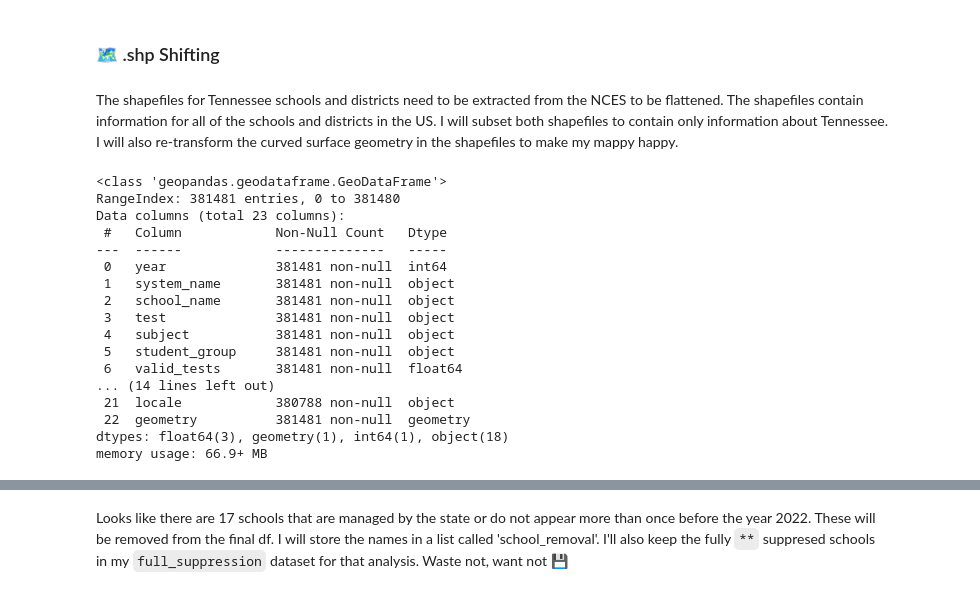
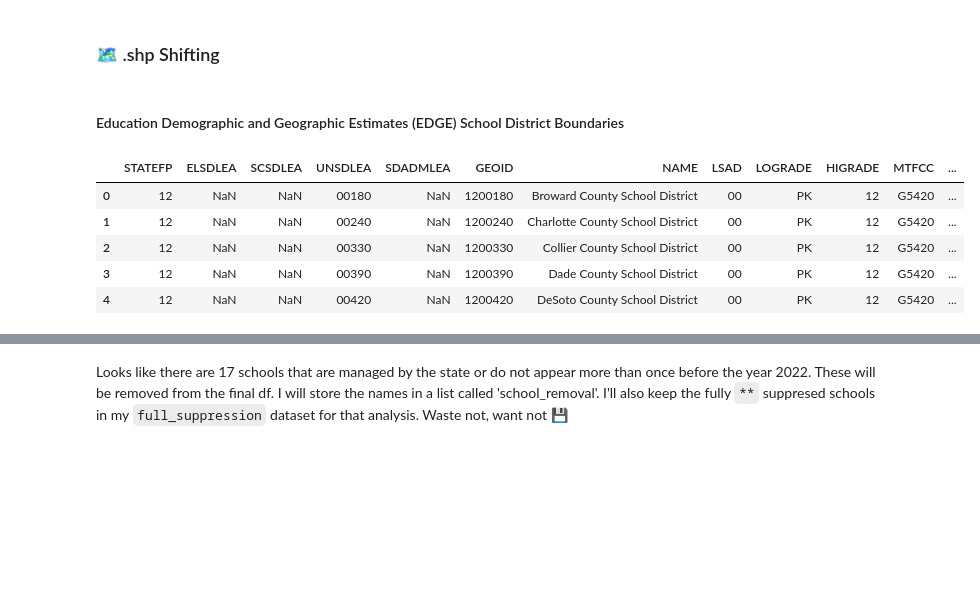
Before and after one commit to Claytor/Capstone_TN_COVID_School_Achievement_Impact, a Jupyter notebook: notebooks/school_assessments_join.ipynb, the cells around one changed output, grey strips where cells are left out. Drawn from its saved outputs; the diff is of its cells as text; code cells hidden in the pictures; blank space fills up the shorter version.

```diff
--- a/notebooks/school_assessments_join.ipynb
+++ b/notebooks/school_assessments_join.ipynb
@@ -356,5 +356,3 @@ def geostuff(assessments):
 assessments = geostuff(assessments)
 # %% [markdown]
 ### 🗺️ .shp Shifting
-# %% [markdown]
-The shapefiles for Tennessee schools and districts need to be extracted from the NCES to be flattened.  The shapefiles contain information for all of the schools and districts in the US.  I will subset both shapefiles to contain only information about Tennessee.  I will also re-transform the curved surface geometry in the shapefiles to make my mappy happy.
@@ -388,20 +359,2 @@ The shapefiles for Tennessee schools and districts need to be extracted from the
-# %%
-assessments.info()
-# %% [output]
-<class 'geopandas.geodataframe.GeoDataFrame'>
-RangeIndex: 381481 entries, 0 to 381480
-Data columns (total 23 columns):
- #   Column            Non-Null Count   Dtype
----  ------            --------------   -----
- 0   year              381481 non-null  int64
- 1   system_name       381481 non-null  object
- 2   school_name       381481 non-null  object
- 3   test              381481 non-null  object
- 4   subject           381481 non-null  object
- 5   student_group     381481 non-null  object
- 6   valid_tests       381481 non-null  float64
-... (14 lines left out)
- 21  locale            380788 non-null  object
- 22  geometry          381481 non-null  geometry
-dtypes: float64(3), geometry(1), int64(1), object(18)
-memory usage: 66.9+ MB
+# %% [markdown]
+#### Education Demographic and Geographic Estimates (EDGE) School District Boundaries
@@ -407,0 +364,9 @@ memory usage: 66.9+ MB
+# %%
+EDGE.head(n=5)
+# %% [output]
+|  | STATEFP | ELSDLEA | SCSDLEA | UNSDLEA | SDADMLEA | GEOID | NAME | LSAD | LOGRADE | HIGRADE | MTFCC | ... |
+| 0 | 12 | NaN | NaN | 00180 | NaN | 1200180 | Broward County School District | 00 | PK | 12 | G5420 | ... |
+| 1 | 12 | NaN | NaN | 00240 | NaN | 1200240 | Charlotte County School District | 00 | PK | 12 | G5420 | ... |
+| 2 | 12 | NaN | NaN | 00330 | NaN | 1200330 | Collier County School District | 00 | PK | 12 | G5420 | ... |
+| 3 | 12 | NaN | NaN | 00390 | NaN | 1200390 | Dade County School District | 00 | PK | 12 | G5420 | ... |
+| 4 | 12 | NaN | NaN | 00420 | NaN | 1200420 | DeSoto County School District | 00 | PK | 12 | G5420 | ... |
```
Also changed, not shown: parts of 7 cells of this notebook.
